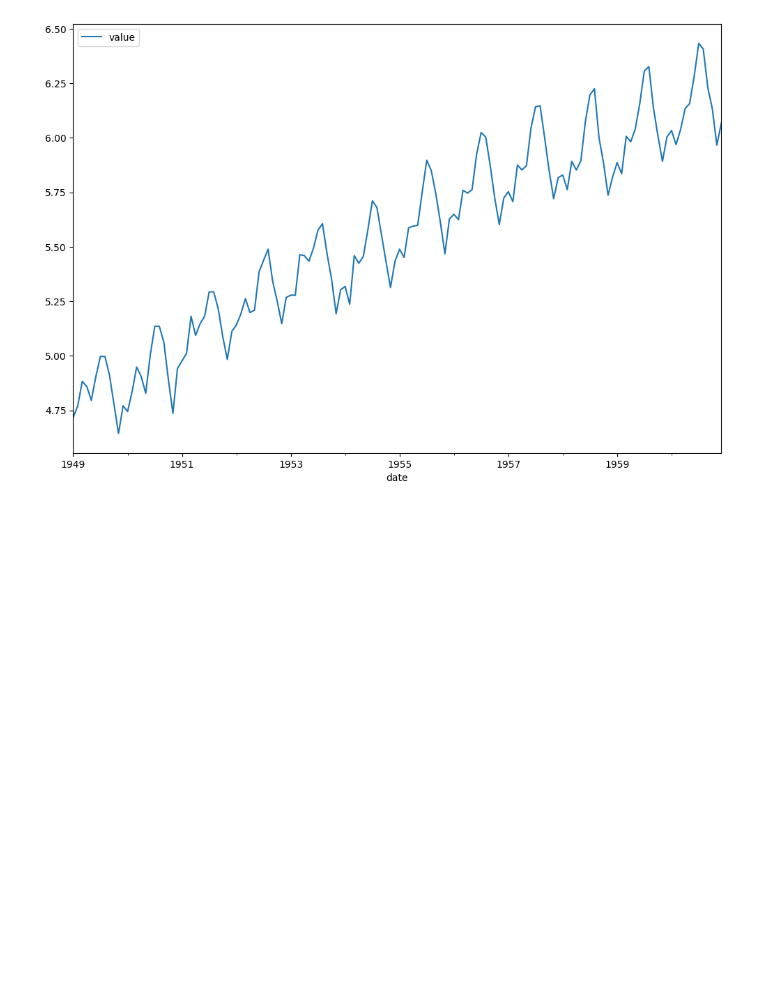
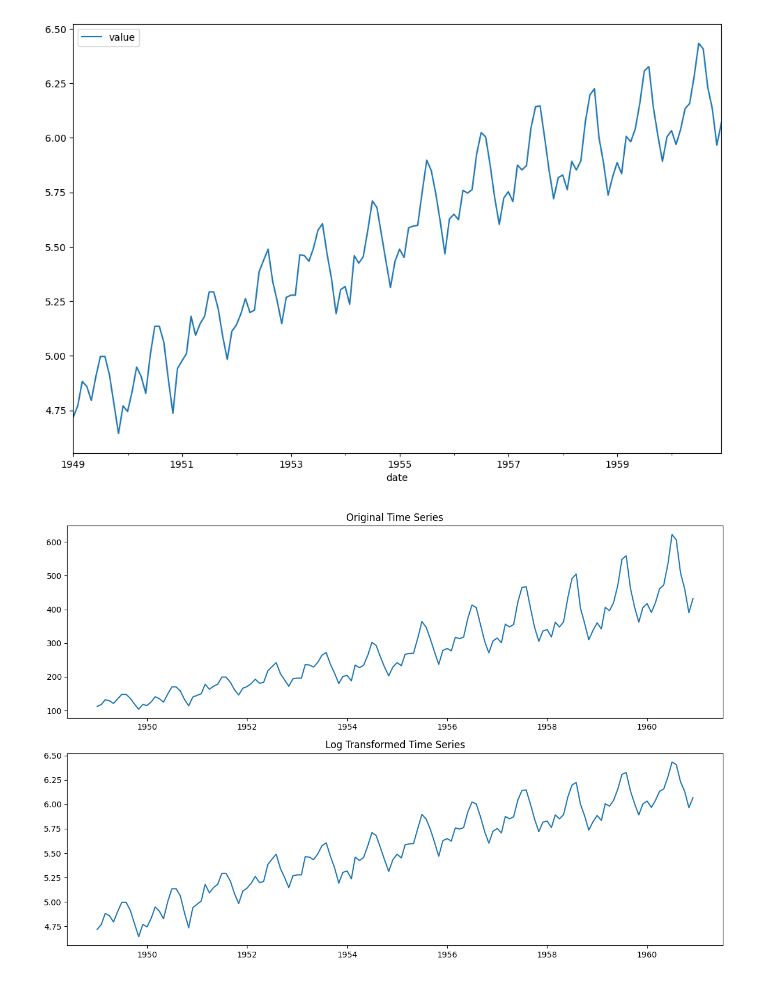
Before and after one commit to AgentAhmed/Time-Series, a Jupyter notebook: timeseries.ipynb, the cells around one changed output. Drawn from its saved outputs; the diff is of its cells as text; code cells hidden in the pictures; blank space fills up the shorter version.

```diff
--- a/timeseries.ipynb
+++ b/timeseries.ipynb
@@ -119,3 +128,15 @@ df1_log.plot()
 plt.show()
 # %% [output]
 [figure]
+# %%
+# Compare with the original series
+plt.subplot(2,1,1)
+plt.title('Original Time Series')
+plt.plot(df1)
+
+plt.subplot(2,1,2)
+plt.title('Log Transformed Time Series')
+plt.plot(df1_log)
+plt.tight_layout()
+# %% [output]
+[figure, added]
```
Also changed, not shown: parts of 2 cells of this notebook.
